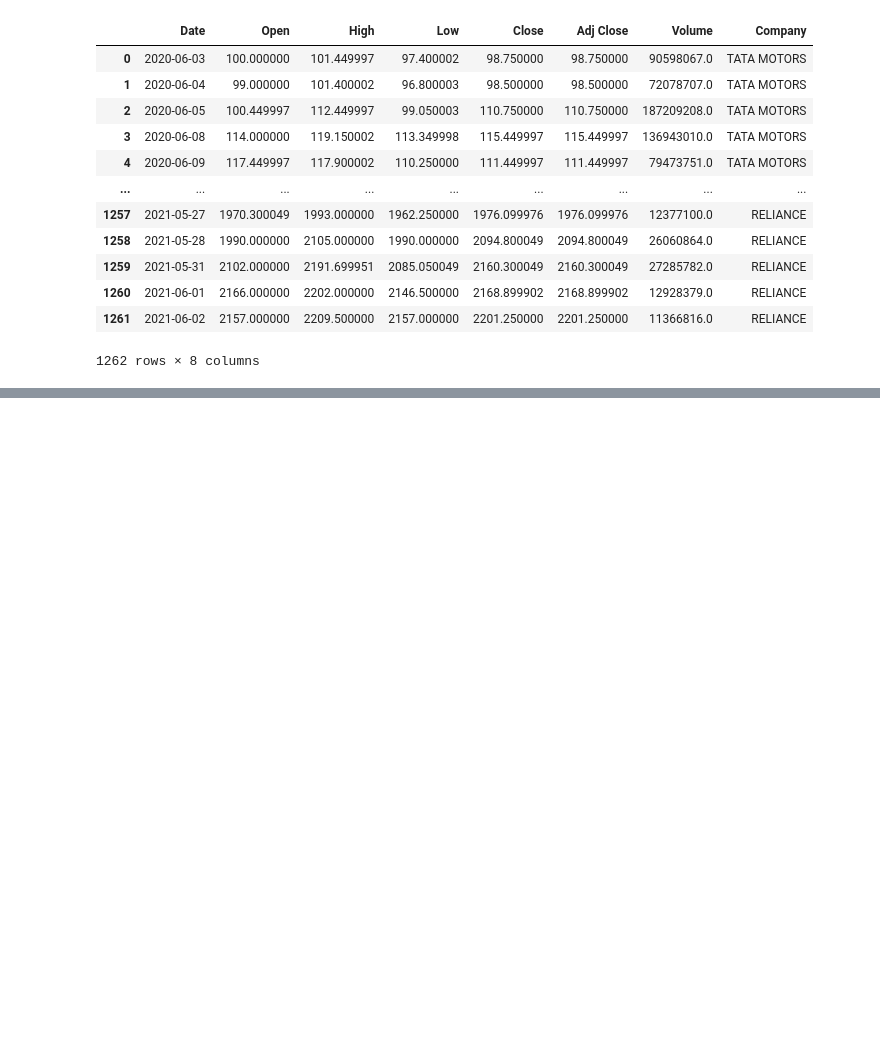
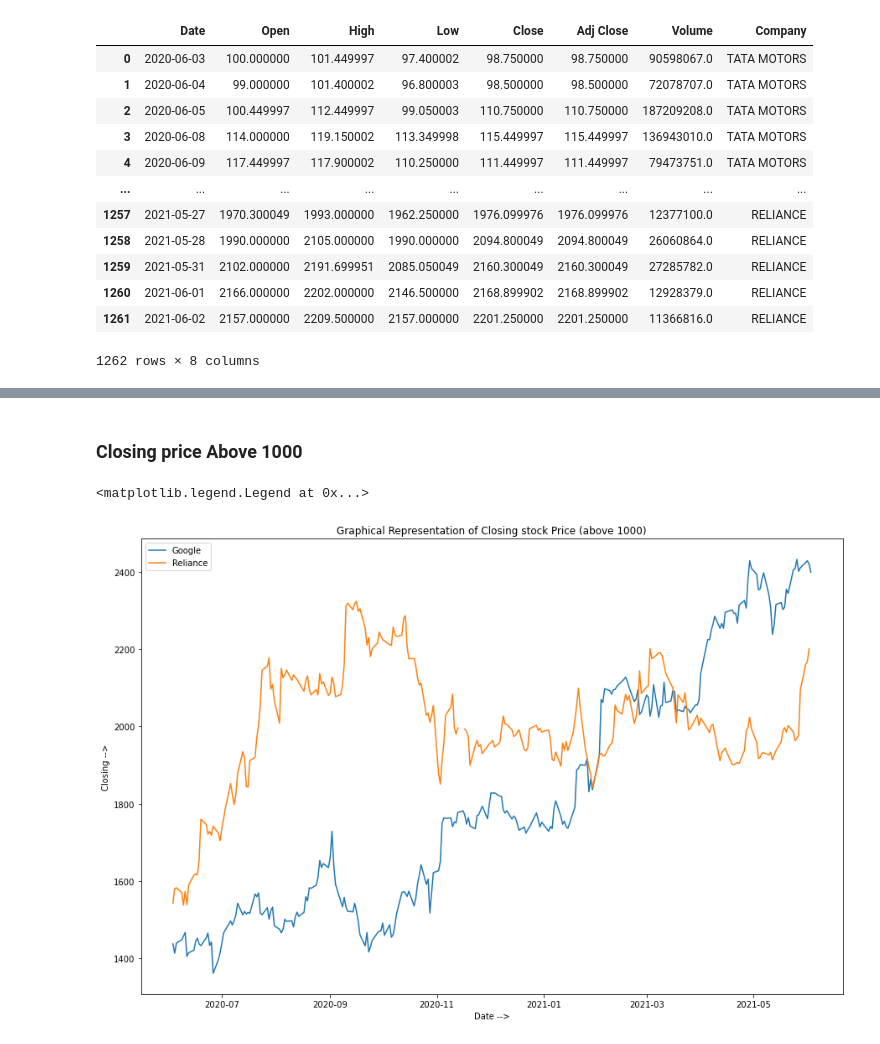
Before and after one commit to ParagD25/Plotting_Graph, a Jupyter notebook: Graph_Plotting.ipynb, the cells around one changed output, grey strips where cells are left out. Drawn from its saved outputs; the diff is of its cells as text; code cells hidden in the pictures; blank space fills up the shorter version.

```diff
--- a/Graph_Plotting.ipynb
+++ b/Graph_Plotting.ipynb
@@ -19,0 +67,13 @@ data
+# %% [markdown]
+### Closing price Above 1000
+# %%
+plt.figure(figsize=(15,10))
+plt.plot(data[data['Company']=='GOOGLE']['Date'],data[data['Company']=='GOOGLE']['Close'],label = "Google")
+plt.plot(data[data['Company']=='RELIANCE']['Date'],data[data['Company']=='RELIANCE']['Close'],label = "Reliance")
+plt.xlabel('Date -->')
+plt.ylabel('Closing -->')
+plt.title('Graphical Representation of Closing stock Price (above 1000)')
+plt.legend()
+# %% [output]
+<matplotlib.legend.Legend at 0x...>
+[figure, added]
```
Also changed, not shown: parts of 11 cells of this notebook.
